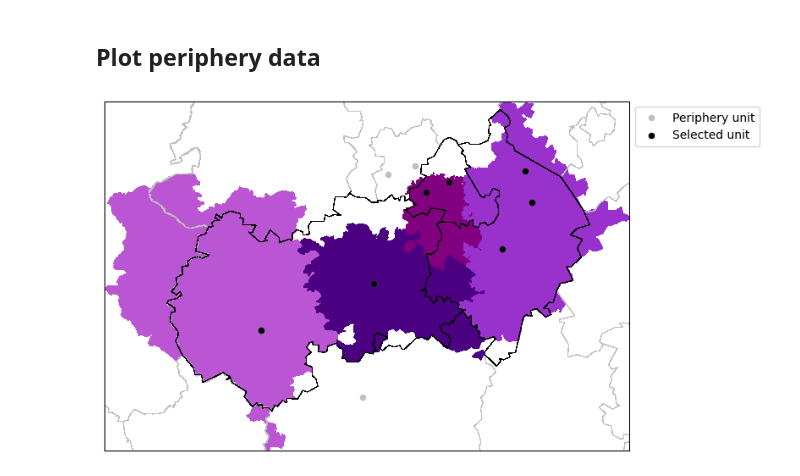
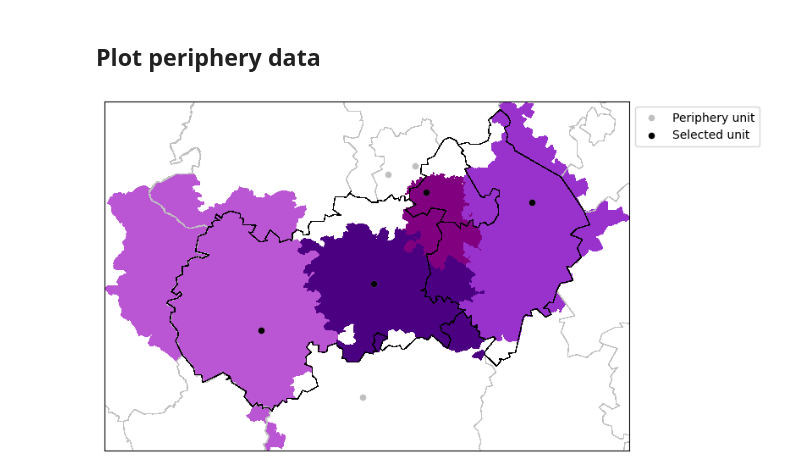
Before and after one commit to stroke-modelling/stroke-maps, a Jupyter notebook: docs/06b_periphery.ipynb, the cells around one changed output. Cells and saved outputs as stored; diff of their text form; code cells hidden in the pictures.

```diff
--- a/docs/06b_periphery.ipynb
+++ b/docs/06b_periphery.ipynb
@@ -349,7 +349,7 @@ gdf_regions.loc[gdf_regions['selected'] == 1].plot(
     )
 
 # Pick out which stroke units to plot:
-mask = ((gdf_units['use_ivt'] == 1) | (gdf_units['use_mt'] == 0))
+mask = ((gdf_units['use_ivt'] == 1) | (gdf_units['use_mt'] == 1))
 
 # IVT units:
 mask_selected = mask & (gdf_units['selected'] == 1)
@@ -358,31 +358,31 @@ ax.scatter(
     gdf_units.loc[mask_periphery, 'geometry'].x,
     gdf_units.loc[mask_periphery, 'geometry'].y,
     marker='o',
     facecolor='silver',
     label='Periphery unit',
     s=20,  # size
     )
 ax.scatter(
     gdf_units.loc[mask_selected, 'geometry'].x,
     gdf_units.loc[mask_selected, 'geometry'].y,
     marker='o',
     facecolor='k',
     label='Selected unit',
     s=20,  # size
     )
 
 # Axis limits:
 bounds = gdf_catchment.geometry.total_bounds
 ax.set_xlim(bounds[0], bounds[2])
 ax.set_ylim(bounds[1], bounds[3])
 
 # Remove the axis ticks
 ax.set_xticks([])
 ax.set_yticks([])
 
 # Add legend:
 ax.legend(bbox_to_anchor=(1.0, 1.0), loc='upper left')
 
 plt.show()
 # %% [output]
-[figure, old version]
+[figure, new version]
```
